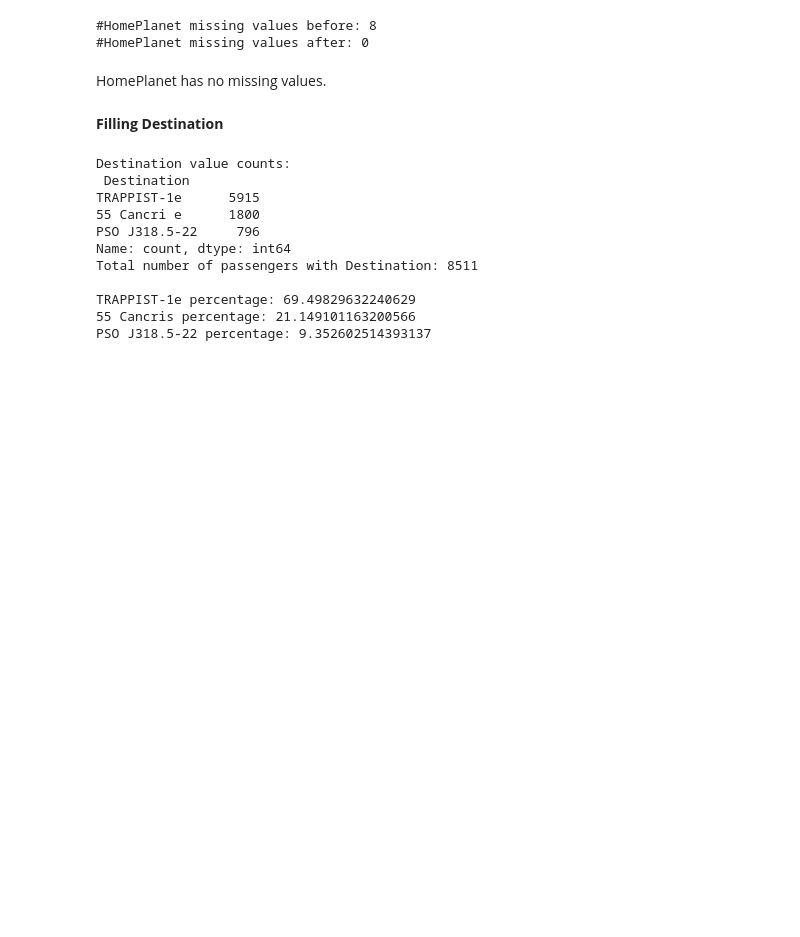
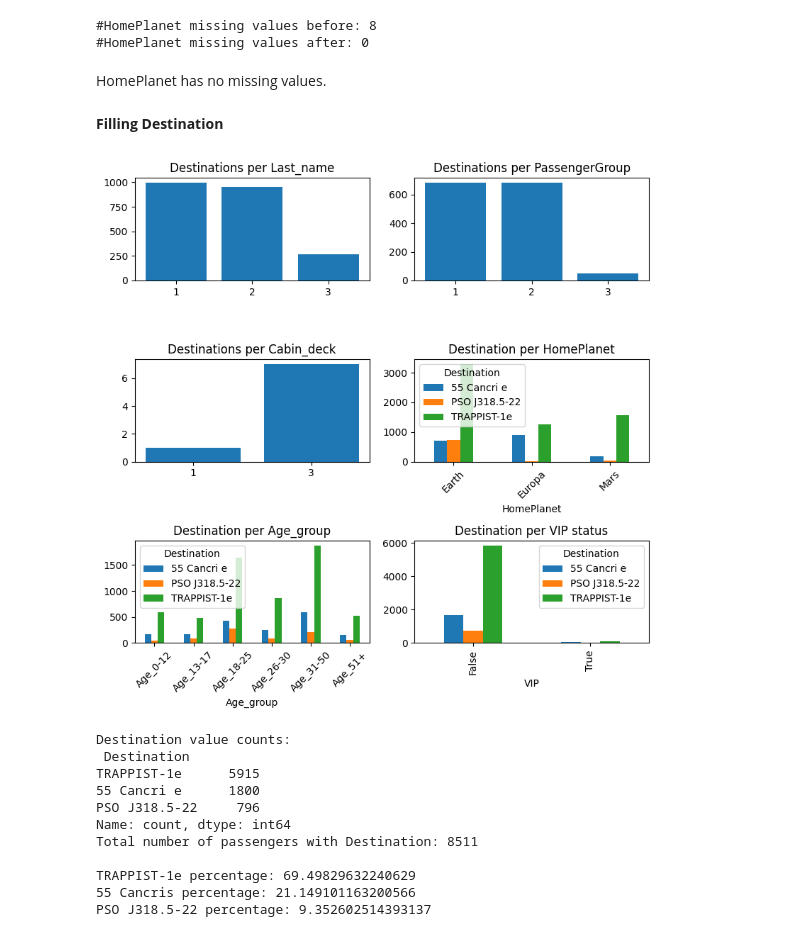
Before and after one commit to YarinArava/SpaceShipTitanic_FinalProject, a Jupyter notebook: Spaceship_Titanic_edited_2.ipynb, the cells around one changed output. Drawn from its saved outputs; the diff is of its cells as text; code cells hidden in the pictures; blank space fills up the shorter version.

```diff
--- a/Spaceship_Titanic_edited_2.ipynb
+++ b/Spaceship_Titanic_edited_2.ipynb
@@ -695,6 +695,59 @@ print('#HomePlanet missing values after:',df['HomePlanet'].isna().sum())
 HomePlanet has no missing values.
 # %% [markdown]
 **Filling Destination**
+# %%
+# Destination per Last_name
+LN_HP= df.groupby(['Last_name', 'Destination'])['Destination'].size().unstack().fillna(0)
+counts_ln = (LN_HP > 0).sum(axis=1).value_counts().sort_index()
+plt.figure(figsize=(8,8))
+plt.subplot(3,2,1)
+plt.bar(counts_ln.index.astype(str), counts_ln.values)
+plt.title('Destinations per Last_name')
+
+# AI used in the next subplot https://chatgpt.com/share/697de161-3acc-8011-8886-3cded01970ce
+# Destination per PassengerGroup (only groups with more than 1 member)
+group_sizes = df['PassengerGroup'].value_counts()
+valid_groups = group_sizes[group_sizes > 1].index
+df_multi = df[df['PassengerGroup'].isin(valid_groups)]
+PG_HP= df_multi.groupby(['PassengerGroup', 'Destination'])['Destination'].size().unstack().fillna(0)
+counts_pg = (PG_HP > 0).sum(axis=1).value_counts().sort_index()
+plt.subplot(3,2,2)
+plt.bar(counts_pg.index.astype(str), counts_pg.values)
+plt.title('Destinations per PassengerGroup')
+
+# Destination per Cabin_deck
+CD_D= df.groupby(['Cabin_deck', 'Destination'])['Destination'].size().unstack().fillna(0)
+counts_cd = (CD_D > 0).sum(axis=1).value_counts().sort_index()
+plt.subplot(3,2,3)
+plt.bar(counts_cd.index.astype(str), counts_cd.values)
+plt.title('Destinations per Cabin_deck')
+
+
+# Destination per homeplanet
+HP_D= df.groupby(['HomePlanet', 'Destination'])['Destination'].size().unstack().fillna(0)
+plt.subplot(3,2,4)
+HP_D.plot(kind='bar', ax=plt.gca())
+plt.title('Destination per HomePlanet')
+plt.xticks(rotation=45)
+plt.legend(title='Destination')
+
+# Destination per age group
+AG_D= df.groupby(['Age_group', 'Destination'])['Destination'].size().unstack().fillna(0)
+plt.subplot(3,2,5)
+AG_D.plot(kind='bar', ax=plt.gca())
+plt.title('Destination per Age_group')
+plt.xticks(rotation=45)
+
+# Destination per total spent
+TS_D= df.groupby(['VIP', 'Destination'])['Destination'].size().unstack().fillna(0)
+plt.subplot(3,2,6)
+TS_D.plot(kind='bar', ax=plt.gca())
+plt.title('Destination per VIP status')
+
+plt.tight_layout()
+plt.show()
+# %% [output]
+[figure, added]
 # %%
 dest_cnt = df['Destination'].value_counts()
 
```
Also changed, not shown: parts of 25 cells of this notebook, 1 other file.
